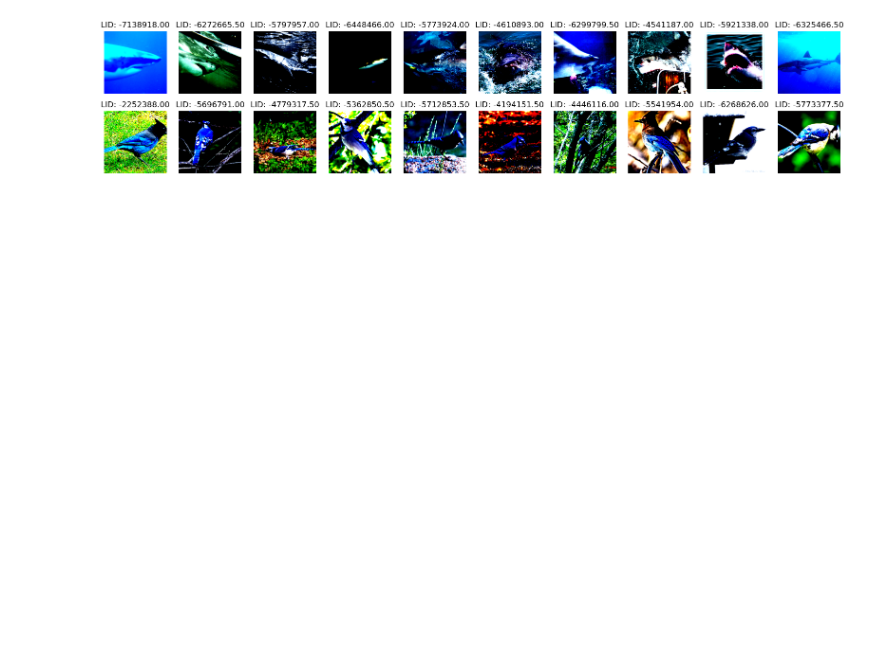
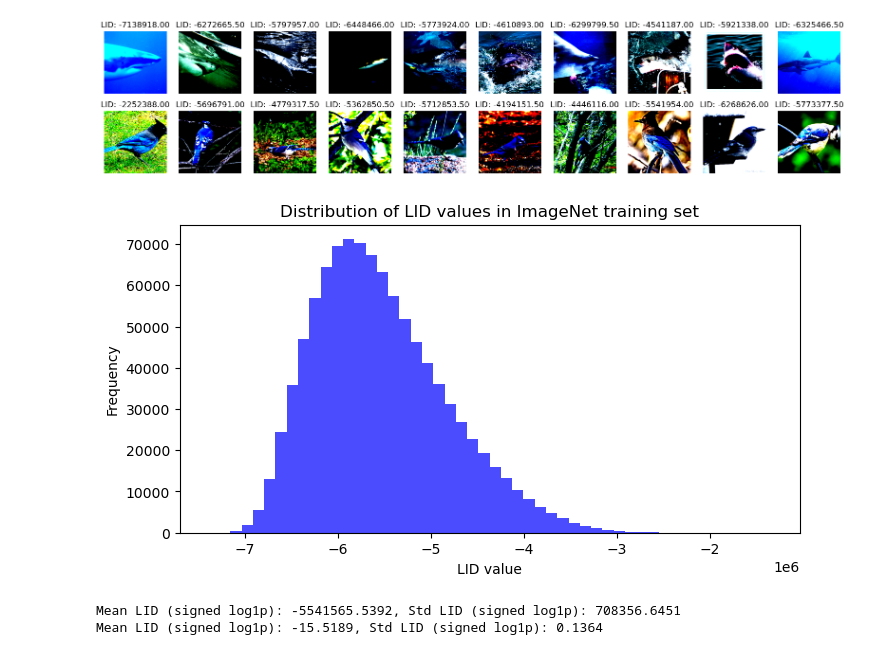
Before and after one commit to hevra01/thesis, a Jupyter notebook: notebooks/visualize_lid.ipynb, the cells around one changed output. Drawn from its saved outputs; the diff is of its cells as text; code cells hidden in the pictures; blank space fills up the shorter version.

```diff
--- a/notebooks/visualize_lid.ipynb
+++ b/notebooks/visualize_lid.ipynb
@@ -20,29 +22,5 @@ from data.utils.dataloaders import get_imagenet_dataloader
 imagenet = get_imagenet_dataloader(split="train")
 # %%
 # read json files of LID
-with open('../data/datasets/imageNet_LID_values/training_set/lid_15_0000_0050.json', 'r') as f:
-    lid_1 = json.load(f)
-
-with open('../data/datasets/imageNet_LID_values/training_set/lid_15_0050_0500.json', 'r') as f:
-    lid_2 = json.load(f)
-
-with open('../data/datasets/imageNet_LID_values/training_set/lid_15_0500_1000.json', 'r') as f:
-    lid_3 = json.load(f)
-
-with open('../data/datasets/imageNet_LID_values/training_set/lid_15_1000_1500.json', 'r') as f:
-    lid_4 = json.load(f)
-
-with open('../data/datasets/imageNet_LID_values/training_set/lid_15_1500_2000.json', 'r') as f:
-    lid_5 = json.load(f)
-
-with open('../data/datasets/imageNet_LID_values/training_set/lid_15_2000_3000.json', 'r') as f:
-    lid_6 = json.load(f)
-
-with open('../data/datasets/imageNet_LID_values/training_set/lid_15_3000_33000.json', 'r') as f:
-    lid_7 = json.load(f)
-
-with open('../data/datasets/imageNet_LID_values/training_set/lid_15_33000_46000.json', 'r') as f:
-    lid_8 = json.load(f)
-
-with open('../data/datasets/imageNet_LID_values/training_set/lid_15_46000_62000.json', 'r') as f:
-    lid_9 = json.load(f)
+with open('../data/datasets/imageNet_LID_values/training_set/all_lids.json', 'r') as f:
+    all_lids = json.load(f)
@@ -102,3 +83,29 @@ Clipping input data to the valid range for imshow with RGB data ([0..1] for floa
 Clipping input data to the valid range for imshow with RGB data ([0..1] for floats or [0..255] for integers). Got range [-2.117904..2.1171243].
 Clipping input data to the valid range for imshow with RGB data ([0..1] for floats or [0..255] for integers). Got range [-2.117904..2.64].
 [figure]
+# %%
+# plot the distribution of LID values
+plt.figure(figsize=(8, 4))
+plt.hist(all_lids, bins=50, color='blue', alpha=0.7)
+plt.title('Distribution of LID values in ImageNet training set')
+plt.xlabel('LID value')
+plt.ylabel('Frequency')
+plt.show()
+# %% [output]
+[figure, added]
+# %%
+# since the LID values can be large and may be negative,
+# apply a signed log transform first, then compute mean and std.
+# Use NumPy arrays (not Python lists) for vectorized math.
+lids_np = np.asarray(all_lids, dtype=np.float64)
+mean_lid_before_log = float(lids_np.mean())  # ddof=0 (matches np.std default)
+std_lid_before_log = float(lids_np.std())
+print(f"Mean LID (signed log1p): {mean_lid_before_log:.4f}, Std LID (signed log1p): {std_lid_before_log:.4f}")
+
+lids_log = np.sign(lids_np) * np.log1p(np.abs(lids_np))
+mean_lid_after_log = float(lids_log.mean())  # ddof=0 (matches np.std default)
+std_lid_after_log = float(lids_log.std())
+print(f"Mean LID (signed log1p): {mean_lid_after_log:.4f}, Std LID (signed log1p): {std_lid_after_log:.4f}")
+# %% [output]
+Mean LID (signed log1p): -5541565.5392, Std LID (signed log1p): 708356.6451
+Mean LID (signed log1p): -15.5189, Std LID (signed log1p): 0.1364
```
Also changed, not shown: parts of 8 cells of this notebook, 6 other files.
